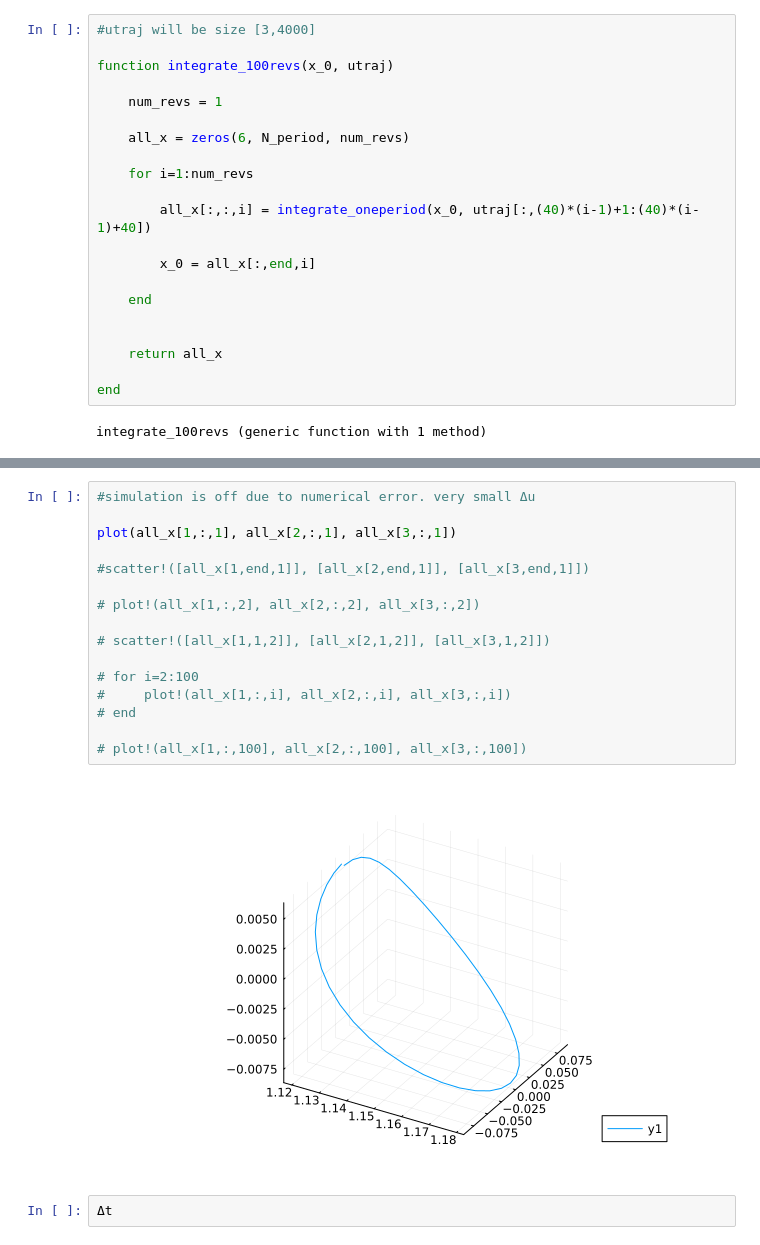
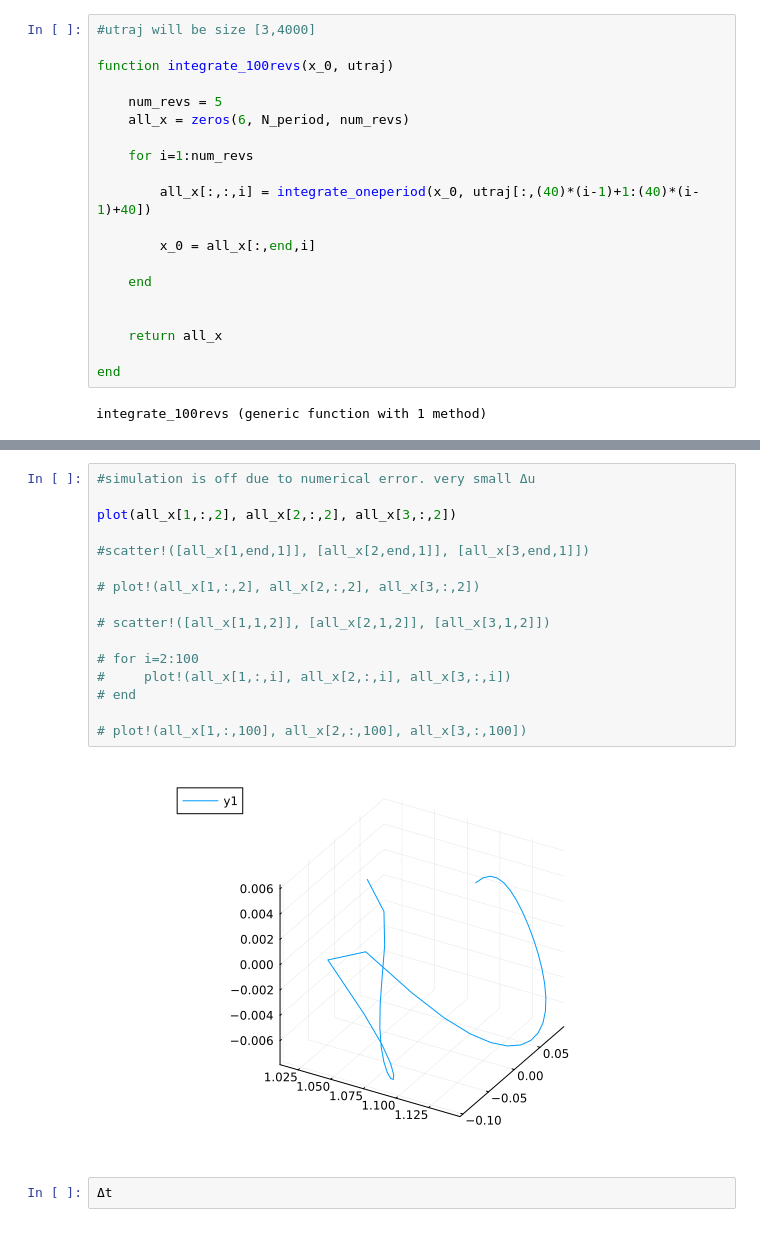
Before and after one commit to vegaf1/convex_mpc_stationkeeping, a Jupyter notebook: simulation_test.ipynb, the cells around one changed output, grey strips where cells are left out. Drawn from its saved outputs; the diff is of its cells as text.

Commit message:
added plots

```diff
--- a/simulation_test.ipynb
+++ b/simulation_test.ipynb
@@ -227,8 +229,7 @@ utraj  = readdlm("utraj.txt", ',')
 
 function integrate_100revs(x_0, utraj)
 
-    num_revs = 1
-
+    num_revs = 5
     all_x = zeros(6, N_period, num_revs)
 
     for i=1:num_revs
@@ -292,21 +306,21 @@ plot(utraj[2, 41:80])
 # %%
 #simulation is off due to numerical error. very small Δu
 
-plot(all_x[1,:,1], all_x[2,:,1], all_x[3,:,1])
+plot(all_x[1,:,2], all_x[2,:,2], all_x[3,:,2])
 
 #scatter!([all_x[1,end,1]], [all_x[2,end,1]], [all_x[3,end,1]])
 
 # plot!(all_x[1,:,2], all_x[2,:,2], all_x[3,:,2])
 
 # scatter!([all_x[1,1,2]], [all_x[2,1,2]], [all_x[3,1,2]])
 
 # for i=2:100
 #     plot!(all_x[1,:,i], all_x[2,:,i], all_x[3,:,i])
 # end
 
 # plot!(all_x[1,:,100], all_x[2,:,100], all_x[3,:,100])
 # %% [output]
-[figure, old version]
+[figure, new version]
 # %%
 Δt
 # %% [output]
```
Also changed, not shown: parts of 9 cells of this notebook, 3 other files.
